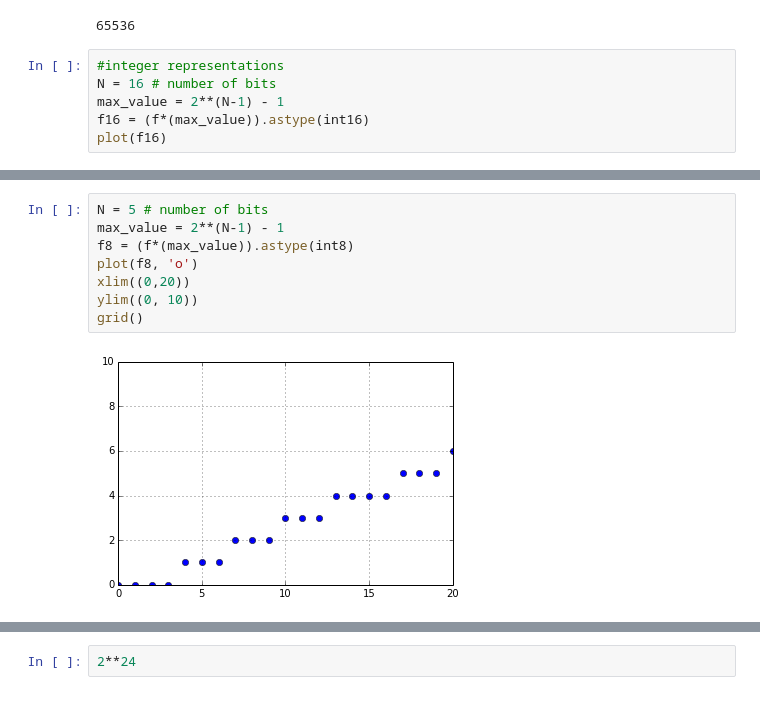
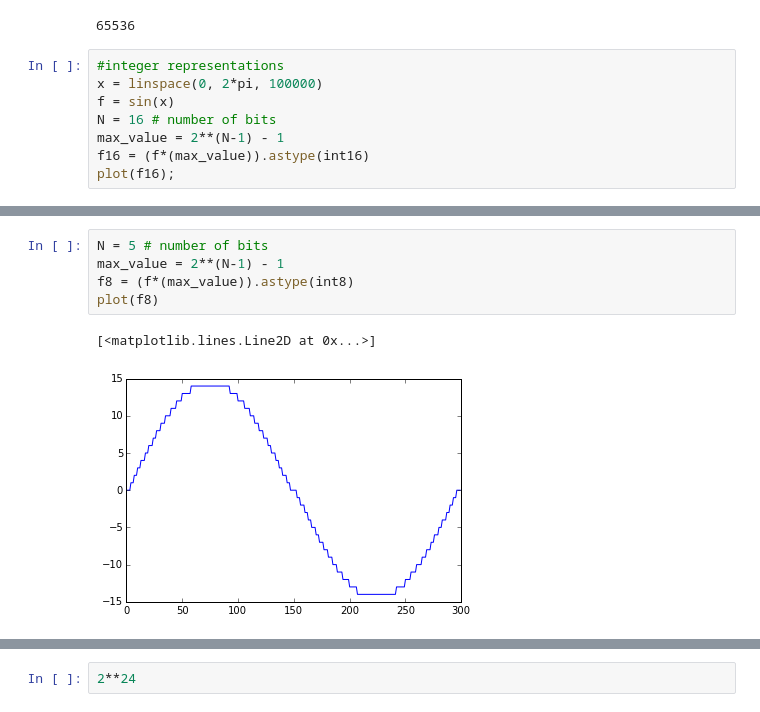
Before and after one commit to mantaraya36/201A-ipython, a Jupyter notebook: Sampling and Quantization.ipynb, the cells around one changed output, grey strips where cells are left out. Cells and saved outputs as stored; diff of their text form.

```diff
--- a/Sampling and Quantization.ipynb
+++ b/Sampling and Quantization.ipynb
@@ -299,8 +329,10 @@ legend(['sine', '2-bit', '3-bit'])
 65536
 # %%
 #integer representations
+x = linspace(0, 2*pi, 100000)
+f = sin(x)
 N = 16 # number of bits
 max_value = 2**(N-1) - 1
 f16 = (f*(max_value)).astype(int16)
-plot(f16)
+plot(f16);
 # %% [output]
@@ -309,10 +347,8 @@ plot(f16)
 # %%
 N = 5 # number of bits
 max_value = 2**(N-1) - 1
 f8 = (f*(max_value)).astype(int8)
-plot(f8, 'o')
-xlim((0,20))
-ylim((0, 10))
-grid()
+plot(f8)
 # %% [output]
+[<matplotlib.lines.Line2D at 0x...>]
-[figure, old version]
+[figure, new version]
```
Also changed, not shown: parts of 78 cells of this notebook.
